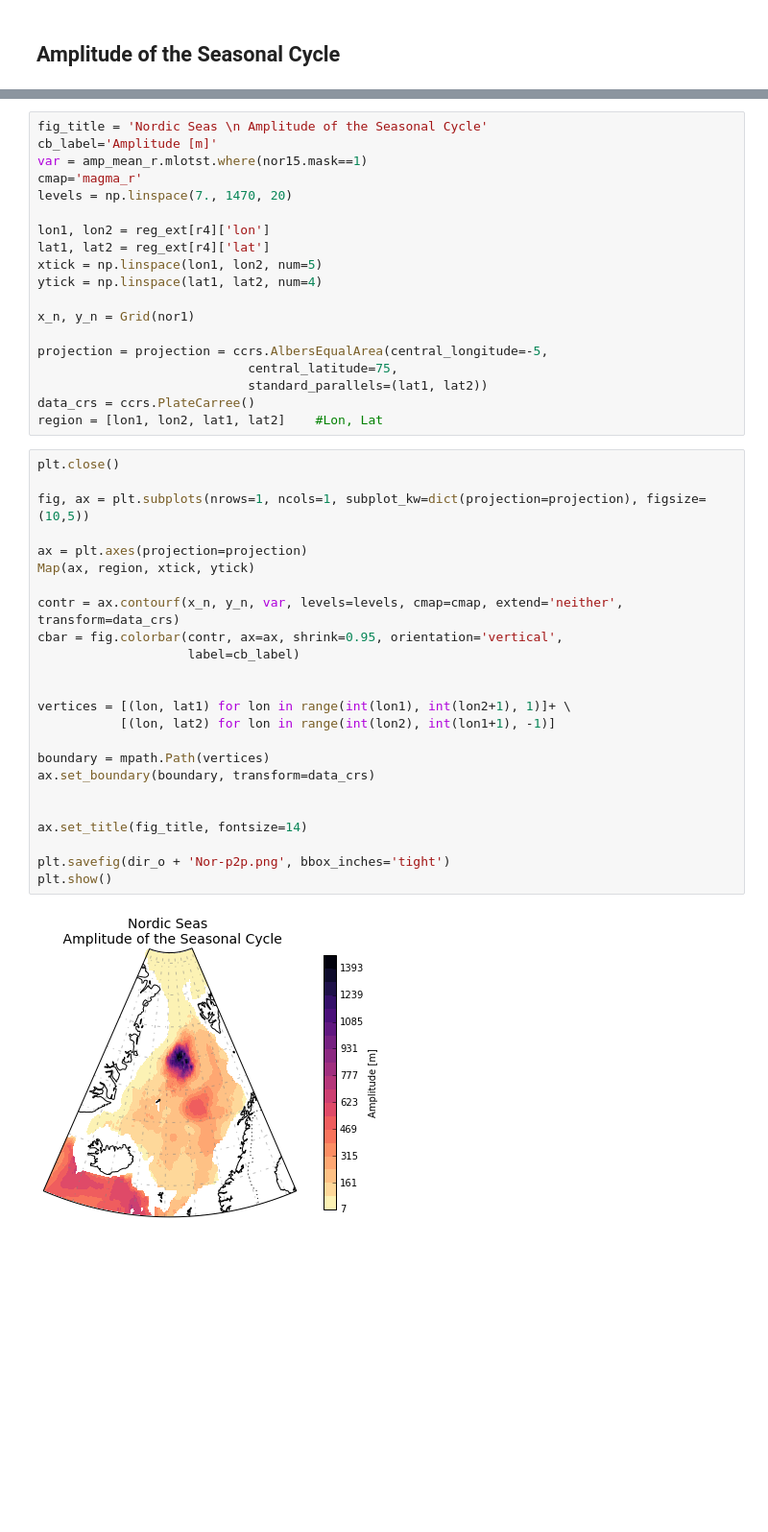
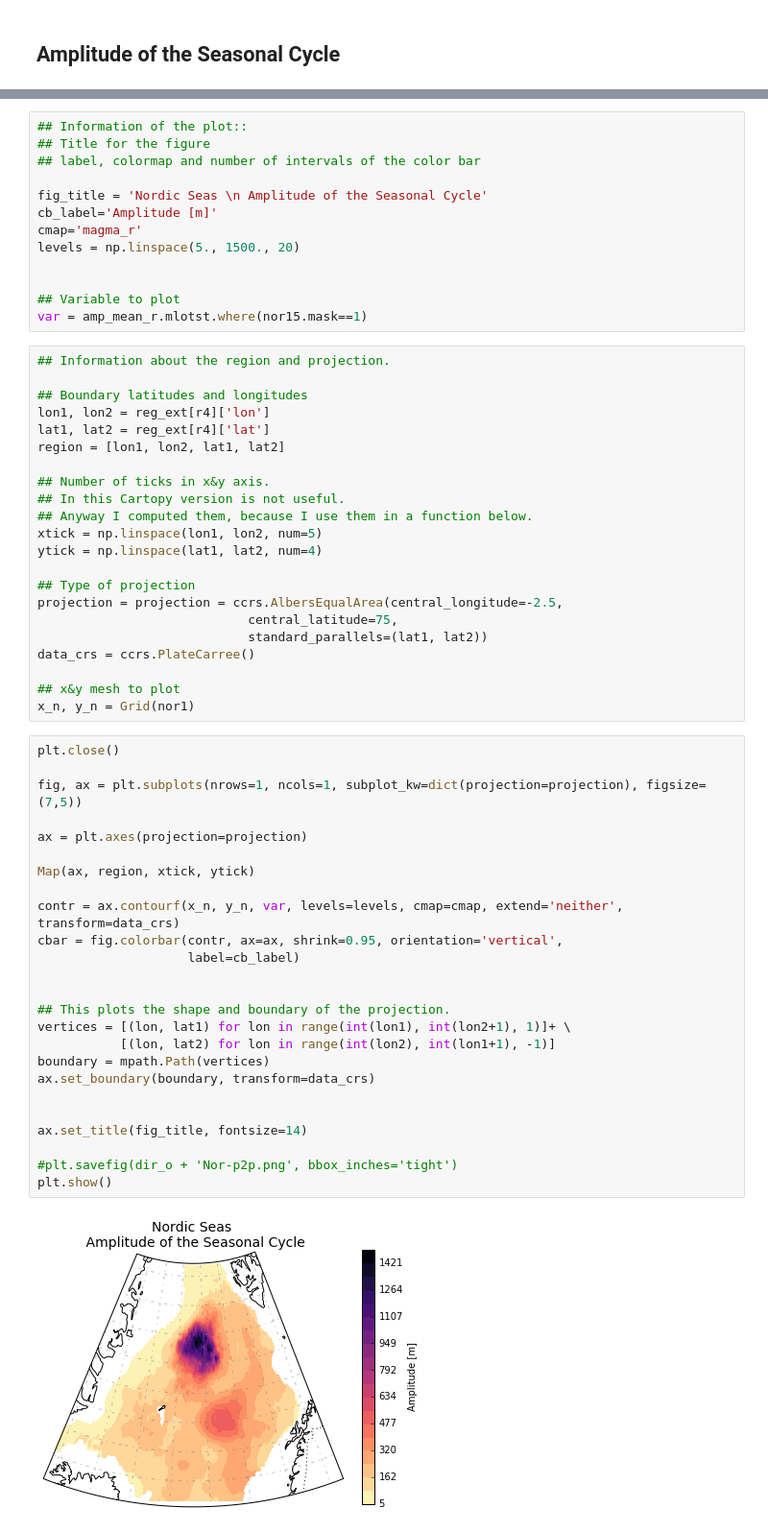
Before and after one commit to LilianG0/MLD-Project, a Jupyter notebook: Notebooks/Finals/Peak-to-peak.ipynb, the cells around one changed output, grey strips where cells are left out. Shown: that part at 96% size. Saved outputs shown, nothing was run; the diff lists cells and outputs as text; blank space fills up the shorter version.

```diff
--- a/Notebooks/Finals/Peak-to-peak.ipynb
+++ b/Notebooks/Finals/Peak-to-peak.ipynb
@@ -474,45 +293,62 @@ print(min_amp_r, max_amp_r)
+# %%
+## Information of the plot::
+## Title for the figure
+## label, colormap and number of intervals of the color bar
+
+fig_title = 'Nordic Seas \n Amplitude of the Seasonal Cycle'
+cb_label='Amplitude [m]'
+cmap='magma_r'
+levels = np.linspace(5., 1500., 20)
+
+
+## Variable to plot
+var = amp_mean_r.mlotst.where(nor15.mask==1)
 # %%
-fig_title = 'Nordic Seas \n Amplitude of the Seasonal Cycle'
-cb_label='Amplitude [m]'
-var = amp_mean_r.mlotst.where(nor15.mask==1)
-cmap='magma_r'
-levels = np.linspace(7., 1470, 20)
+## Information about the region and projection.
 
+## Boundary latitudes and longitudes
 lon1, lon2 = reg_ext[r4]['lon']
 lat1, lat2 = reg_ext[r4]['lat']
+region = [lon1, lon2, lat1, lat2]
+
+## Number of ticks in x&y axis.
+## In this Cartopy version is not useful.
+## Anyway I computed them, because I use them in a function below.
 xtick = np.linspace(lon1, lon2, num=5)
 ytick = np.linspace(lat1, lat2, num=4)
 
-x_n, y_n = Grid(nor1)
-
-projection = projection = ccrs.AlbersEqualArea(central_longitude=-5,
+## Type of projection
+projection = projection = ccrs.AlbersEqualArea(central_longitude=-2.5,
                             central_latitude=75,
                             standard_parallels=(lat1, lat2))
 data_crs = ccrs.PlateCarree()
-region = [lon1, lon2, lat1, lat2]    #Lon, Lat
+
+## x&y mesh to plot
+x_n, y_n = Grid(nor1)
 # %%
 plt.close()
 
-fig, ax = plt.subplots(nrows=1, ncols=1, subplot_kw=dict(projection=projection), figsize=(10,5))
+fig, ax = plt.subplots(nrows=1, ncols=1, subplot_kw=dict(projection=projection), figsize=(7,5))
 
 ax = plt.axes(projection=projection)
+
 Map(ax, region, xtick, ytick)
 
 contr = ax.contourf(x_n, y_n, var, levels=levels, cmap=cmap, extend='neither', transform=data_crs)
 cbar = fig.colorbar(contr, ax=ax, shrink=0.95, orientation='vertical',
                     label=cb_label)
 
 
+## This plots the shape and boundary of the projection.
 vertices = [(lon, lat1) for lon in range(int(lon1), int(lon2+1), 1)]+ \
            [(lon, lat2) for lon in range(int(lon2), int(lon1+1), -1)]
-
 boundary = mpath.Path(vertices)
 ax.set_boundary(boundary, transform=data_crs)
 
 
 ax.set_title(fig_title, fontsize=14)
 
-plt.savefig(dir_o + 'Nor-p2p.png', bbox_inches='tight')
+#plt.savefig(dir_o + 'Nor-p2p.png', bbox_inches='tight')
 plt.show()
 # %% [output]
-[figure, old version]
+[figure, new version]
```
Also changed, not shown: parts of 45 cells of this notebook, 7 other files.
